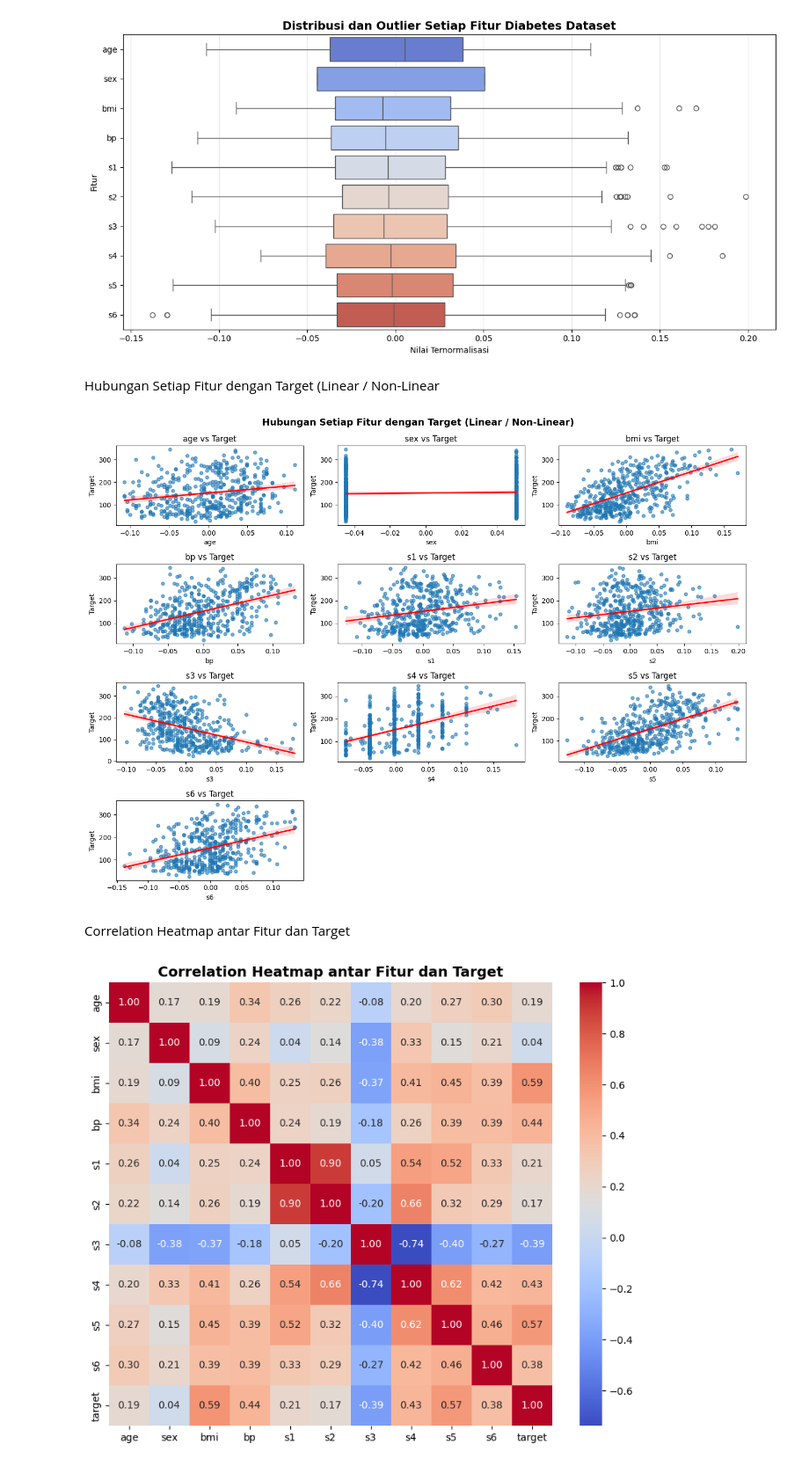
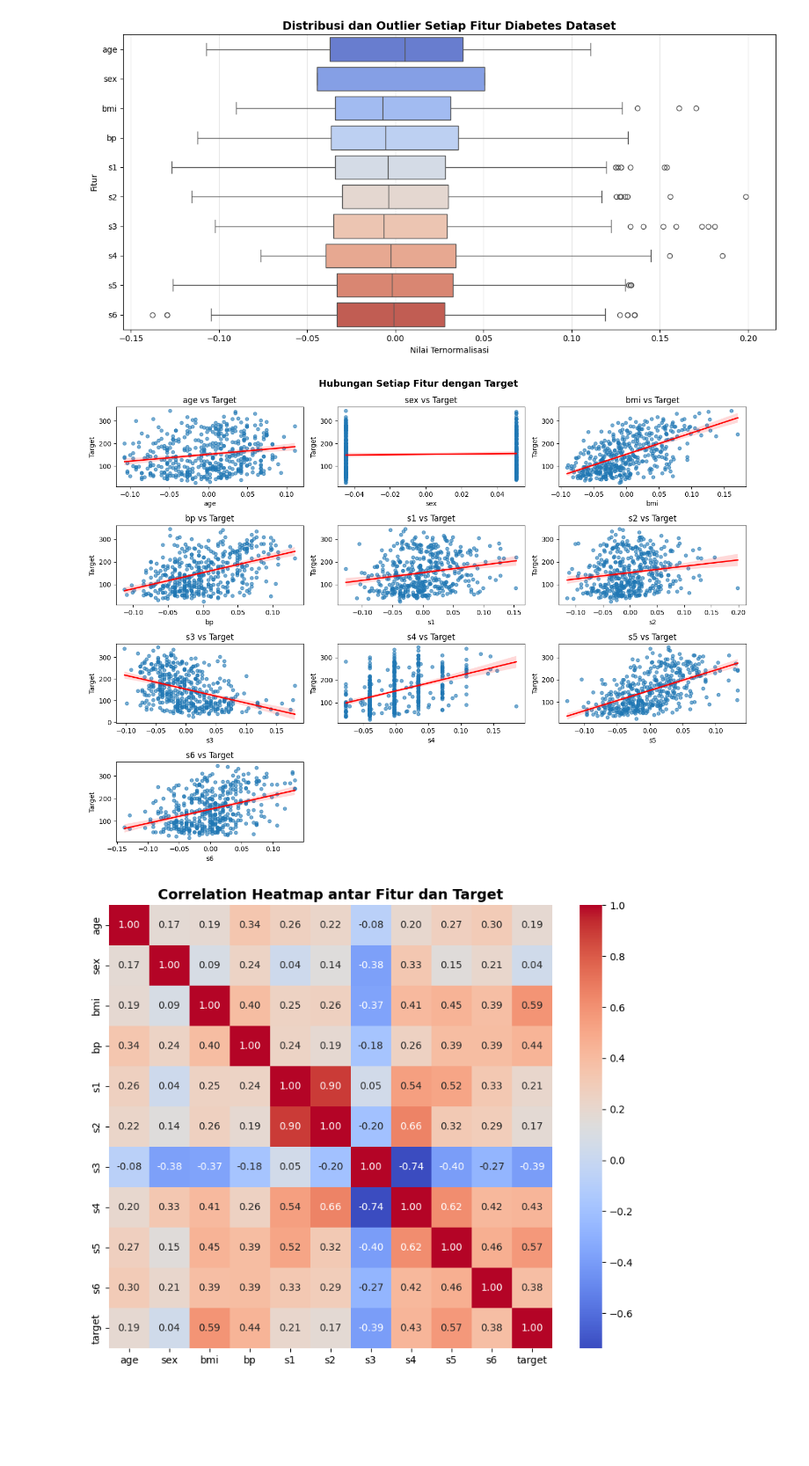
Before and after one commit to Hazuna227/221230039-Pengantar-ML, a Jupyter notebook: week-03/praktikum_3_visualisasi_data_Diabetes_Dataset.ipynb, the cells around one changed output. Shown at 88% size. Saved outputs shown, nothing was run; the diff lists cells and outputs as text; code cells hidden in the pictures; blank space fills up the shorter version.

```diff
--- a/week-03/praktikum_3_visualisasi_data_Diabetes_Dataset.ipynb
+++ b/week-03/praktikum_3_visualisasi_data_Diabetes_Dataset.ipynb
@@ -82,36 +47,25 @@ plt.show() # Tampilkan diagram
 # %% [output]
 [figure]
-# %% [markdown]
-Hubungan Setiap Fitur dengan Target (Linear / Non-Linear
 # %%
-# Bagian 3: Scatter Plot dengan Garis Regresi (Hubungan Linear/Non-linear)
-import matplotlib.pyplot as plt
-import seaborn as sns
-
-# Ambil nama-nama kolom fitur (kecuali kolom 'target')
+# === Bagian 3: Scatter Plot dengan Garis Regresi ===
 feature_columns = df.columns.drop("target")
 
 plt.figure(figsize=(14, 10))
+for i, feature in enumerate(feature_columns, 1):
+    plt.subplot(4, 3, i)
+    sns.regplot(
+        x=df[feature],
+        y=df["target"],
+        scatter_kws={'alpha': 0.6, 's': 25},
+        line_kws={'color': 'red', 'lw': 2}
+    )
+    plt.title(f"{feature} vs Target")
+    plt.xlabel(feature)
+    plt.ylabel("Target")
 
-# Buat scatter plot + garis regresi untuk setiap fitur terhadap target
-# Iterasi melalui setiap fitur dan buat subplot
-for i, feature in enumerate(feature_columns, 1):
-    plt.subplot(4, 3, i) # Buat subplot dalam grid 4x3
-    sns.regplot(
-        x=df[feature], # Data fitur pada sumbu x
-        y=df["target"], # Data target pada sumbu y
-        scatter_kws={'alpha':0.6, 's':25}, # Atur transparansi dan ukuran titik scatter
-        line_kws={'color':'red', 'lw':2} # Atur warna dan ketebalan garis regresi
-    )
-    plt.title(f"{feature} vs Target") # Judul subplot
-    plt.xlabel(feature) # Label sumbu x
-    plt.ylabel("Target") # Label sumbu y
-
-plt.tight_layout() # Sesuaikan layout subplot
-plt.suptitle("Hubungan Setiap Fitur dengan Target (Linear / Non-Linear)", fontsize=14, fontweight='bold', y=1.02) # Judul utama untuk semua subplot
-plt.show() # Tampilkan diagram
+plt.tight_layout()
+plt.suptitle("Hubungan Setiap Fitur dengan Target", fontsize=14, fontweight='bold', y=1.02)
+plt.show()
 # %% [output]
-[figure, old version]
+[figure, new version]
-# %% [markdown]
-Correlation Heatmap antar Fitur dan Target
 # %%
```
Also changed, not shown: parts of 12 cells of this notebook.
